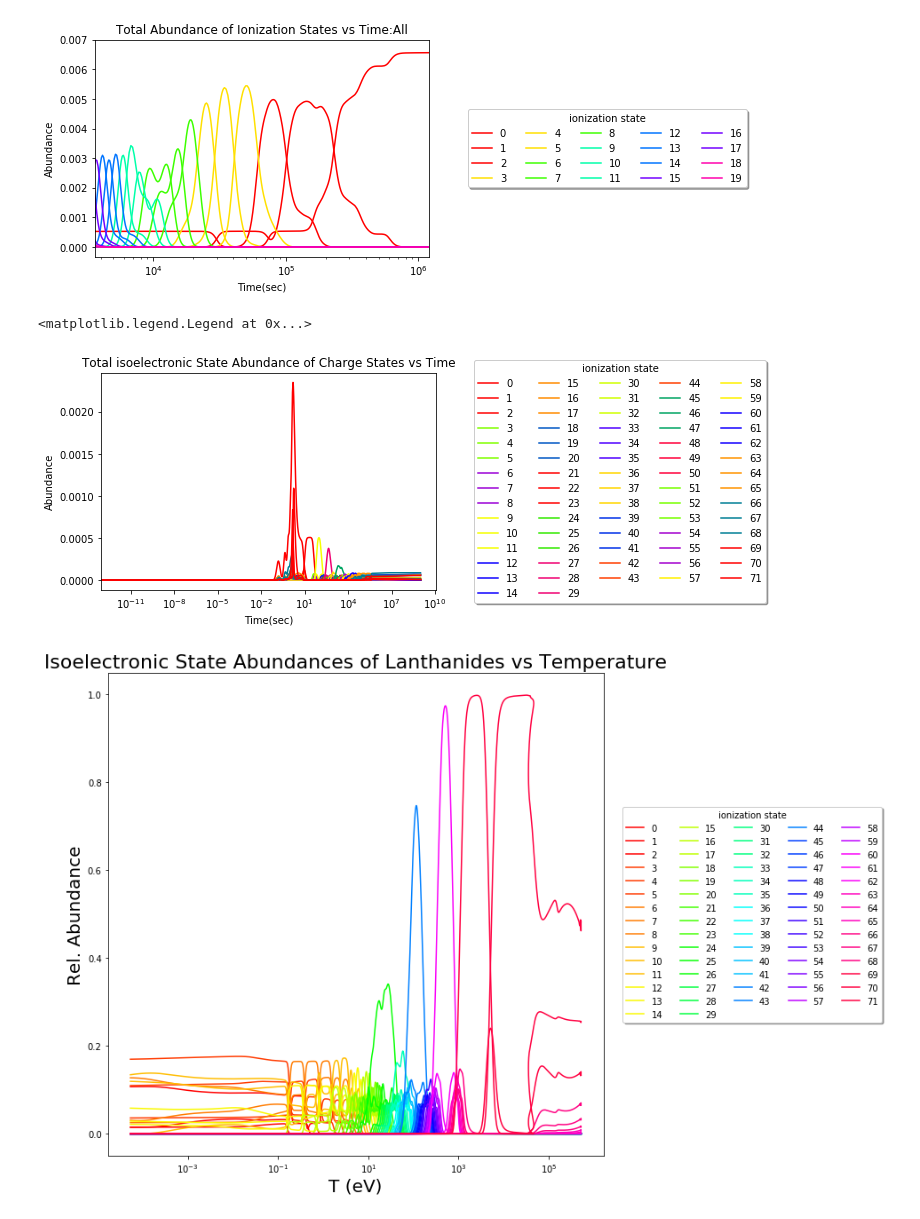
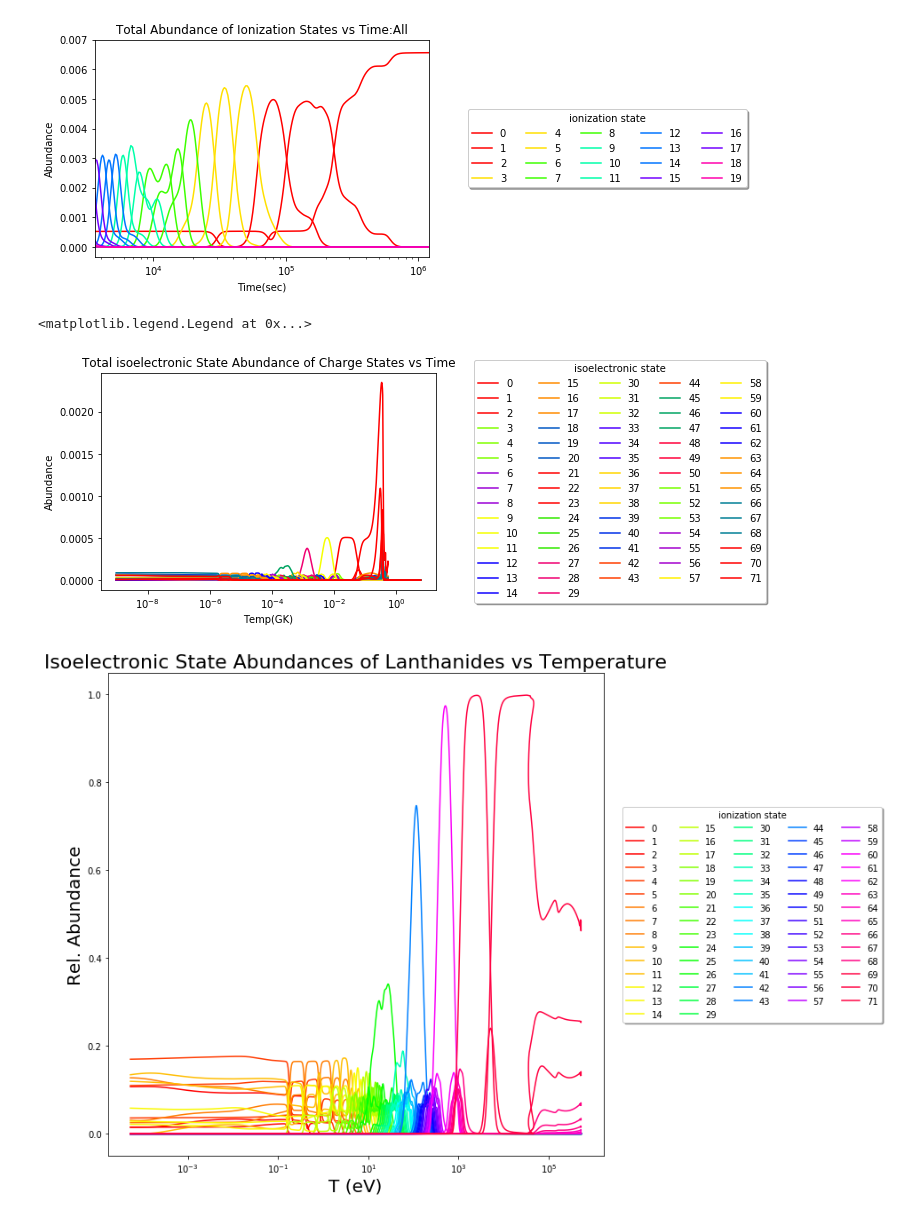
Before and after one commit to PranavNalamwar/R-process_Mergers, a Jupyter notebook: Abundance_Calculations/Total Charge State Abundances/Charge State and Isoelectronic State Abundance Analysis.ipynb, the cells around one changed output. Saved outputs shown, nothing was run; the diff lists cells and outputs as text; code cells hidden in the pictures.

Commit message:
Committing updates to these charge and isoelectronic state abundance notebooks

```diff
--- a/Abundance_Calculations/Total Charge State Abundances/Charge State and Isoelectronic State Abundance Analysis.ipynb
+++ b/Abundance_Calculations/Total Charge State Abundances/Charge State and Isoelectronic State Abundance Analysis.ipynb
@@ -212,7 +213,7 @@ def plotter(abun):
 #Call to function to generate data. Also, calculate time it takes.
 
 time_start = process_time()
-YI,bad,Ye_free,Ye_bound,Ye_f_Mid,abundance_using_Ye_tot = abundance_calculation([8,9])
+YI,bad,Ye_free,Ye_bound,Ye_f_Mid = abundance_calculation([8,9])
 time_elapsed = (process_time() - time_start)
 print("This calculation took",time_elapsed,' sec')
 plotter(YI)
@@ -297,7 +300,7 @@ with open("Ye_bound.txt", "rb") as fp:   # Unpickling
 with open("Ye_f_Mid.txt","rb") as fp:
       Ye_f_Mid = pickle.load(fp)
 
-elemental,potentials = initialization(np.arange(1,104,1))
+#elemental,potentials = initialization(np.arange(1,104,1))
 # %%
 #PLotting elemental lanthanide abundances
 lanthanide_names = ['La','Ce','Pr','Nd','Pm','Sm','Eu','Gd','Tb','Dy','Ho','Er','Tm','Yb','Lu']
@@ -534,18 +535,18 @@ for i in range(np.shape(YI[zmax-1])[1]):
 # %%
 #Plotting of isoelectronic states vs time
 n = 72
 cm = plt.get_cmap('prism') #Using prism highlights groups of 3. very useful. same with hsv
 
 for i in range(0,n,1):
-    plt.semilogx(np.array(time),isoelectronic_abundances[i],label = i,color = cm(i//3*3.0/n))
-    plt.xlabel("Time(sec)")
+    plt.semilogx(np.array(full_temp),isoelectronic_abundances[i],label = i,color = cm(i//3*3.0/n))
+    plt.xlabel("Temp(GK)")
     plt.ylabel("Abundance")
     plt.title('Total isoelectronic State Abundance of Charge States vs Time')
     #plt.xlim([3600,1.21e+6])
-plt.legend(loc='center left', bbox_to_anchor=(1.1, 0.5),shadow = True,fancybox = True,title = 'ionization state',ncol = 5)
+plt.legend(loc='center left', bbox_to_anchor=(1.1, 0.5),shadow = True,fancybox = True,title = 'isoelectronic state',ncol = 5)
 # %% [output]
 <matplotlib.legend.Legend at 0x...>
-[figure, old version]
+[figure, new version]
 # %%
 from saha_Luke_isoelectronic import SkyNetIonization
 fname = 'SkyNet_r-process.h5'
```
Also changed, not shown: parts of 5 cells of this notebook, 1 other file.
